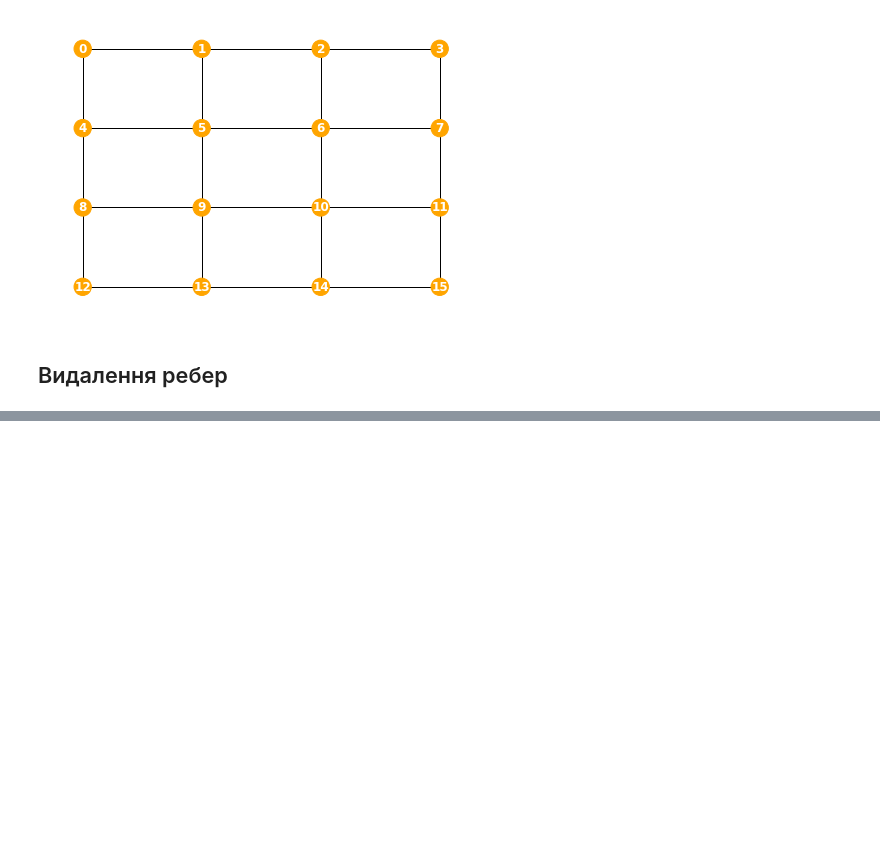
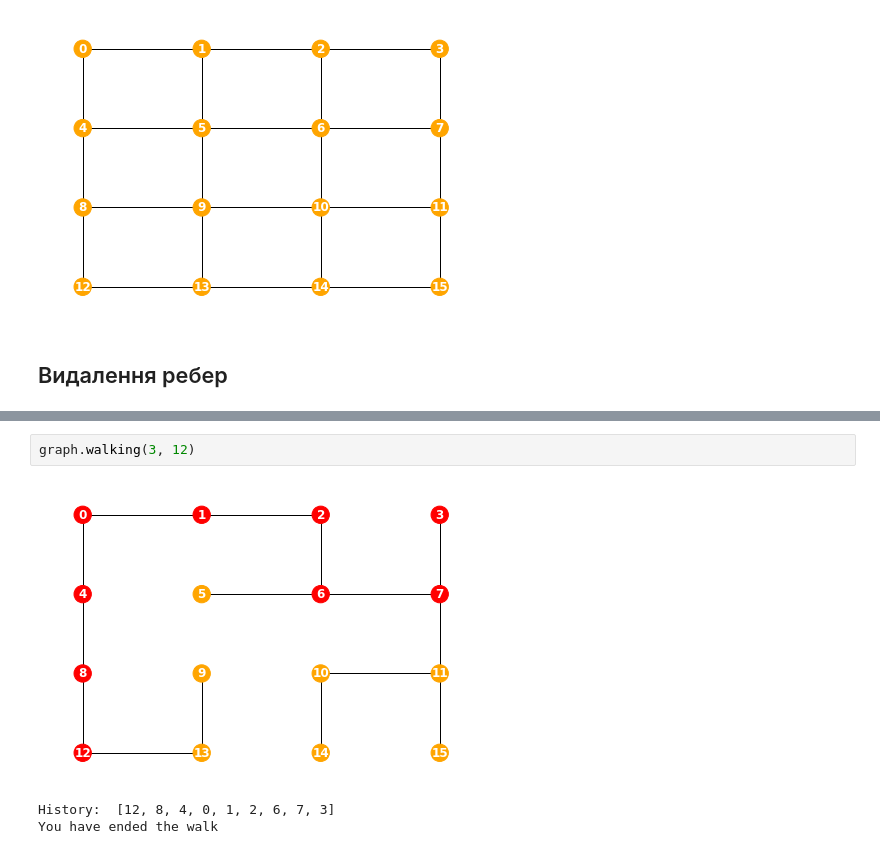
Before and after one commit to mezgoodle/ai_labs, a Jupyter notebook: Labs/lab2.ipynb, the cells around one changed output, grey strips where cells are left out. Drawn from its saved outputs; the diff is of its cells as text; blank space fills up the shorter version.

```diff
--- a/Labs/lab2.ipynb
+++ b/Labs/lab2.ipynb
@@ -209,0 +197,6 @@ You have ended the walk
+# %%
+graph.walking(3, 12)
+# %% [output]
+[figure, added]
+History:  [12, 8, 4, 0, 1, 2, 6, 7, 3]
+You have ended the walk
```
Also changed, not shown: parts of 12 cells of this notebook.
